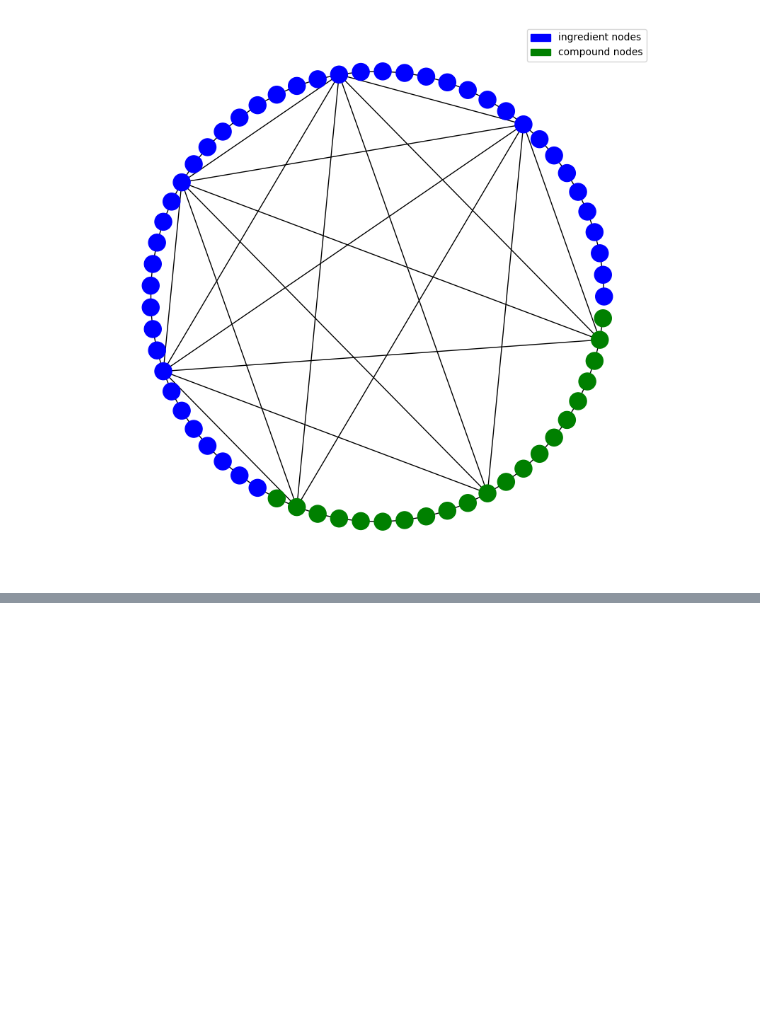
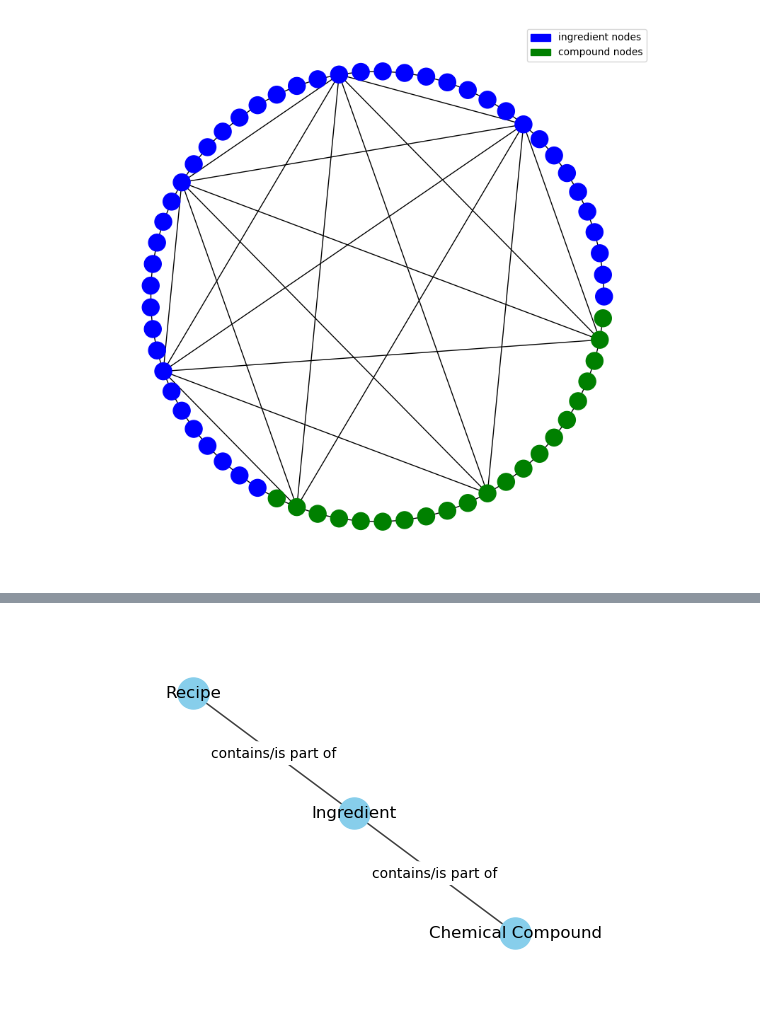
Before and after one commit to DavidSchimmel/statistical_ingredient_substitutions, a Jupyter notebook: illustrating_graphs.ipynb, the cells around one changed output, grey strips where cells are left out. Saved outputs shown, nothing was run; the diff lists cells and outputs as text; code cells hidden in the pictures; blank space fills up the shorter version.

Commit message:
add some visualisations for survey and graph structures

```diff
--- a/illustrating_graphs.ipynb
+++ b/illustrating_graphs.ipynb
@@ -54,0 +59,30 @@ Graph with 65 nodes and 82 edges
+# %%
+
+# Create a graph
+G = nx.DiGraph()
+
+# Add nodes with labels
+nodes = ['Recipe', 'Ingredient', 'Chemical Compound']
+G.add_nodes_from(nodes)
+
+# Add bidirectional edges
+edges = [('Recipe', 'Ingredient'), ('Ingredient', 'Recipe'), ('Ingredient', 'Chemical Compound'), ('Chemical Compound', 'Ingredient')]
+G.add_edges_from(edges)
+
+pos = nx.spring_layout(G)  # Positions for all nodes
+nx.draw_networkx_nodes(G, pos, node_size=500, node_color='skyblue')
+nx.draw_networkx_edges(G, pos, width=1.0, alpha=0.5, arrows=False)
+
+node_labels = {node: node for node in G.nodes()}
+nx.draw_networkx_labels(G, pos, labels=node_labels)
+
+edge_labels = {
+    ('Recipe', 'Ingredient'): "contains/is part of",
+    ('Ingredient', 'Chemical Compound'): "contains/is part of"
+}
+nx.draw_networkx_edge_labels(G, pos, edge_labels=edge_labels, rotate=False)
+plt.margins(0.2)
+plt.axis('off')
+plt.show()
+# %% [output]
+[figure, added]
```
Also changed, not shown: parts of 6 cells of this notebook, 4 other files.
